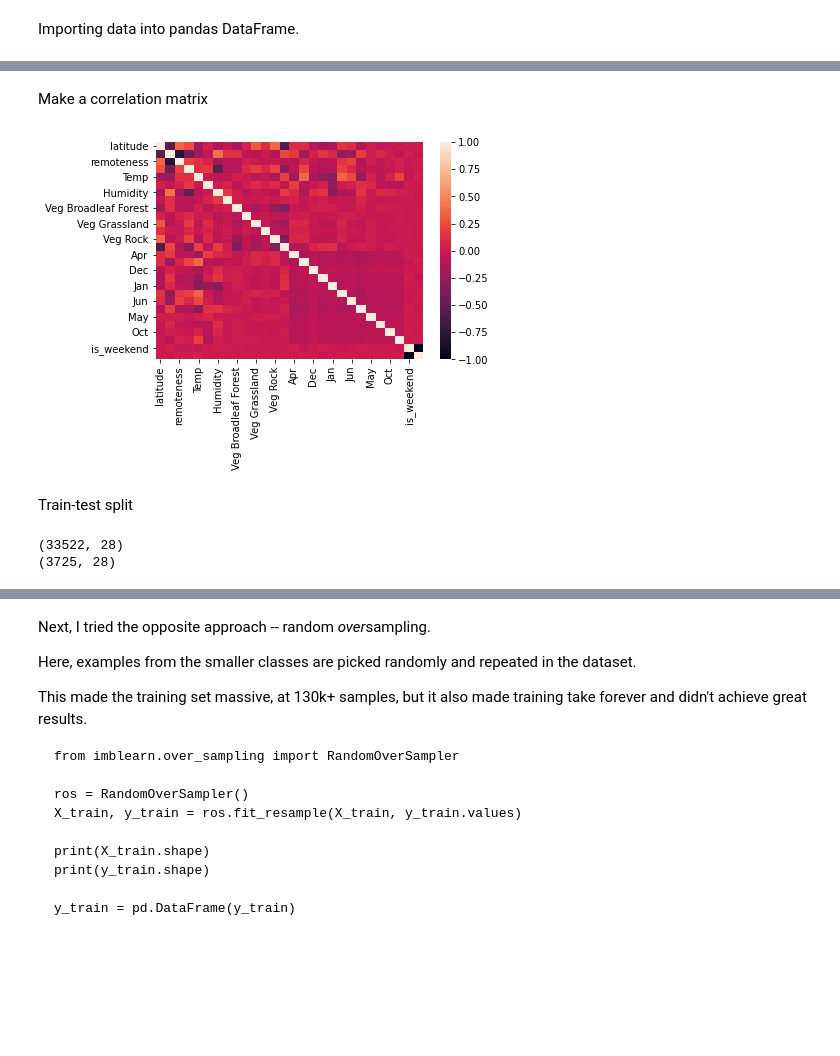
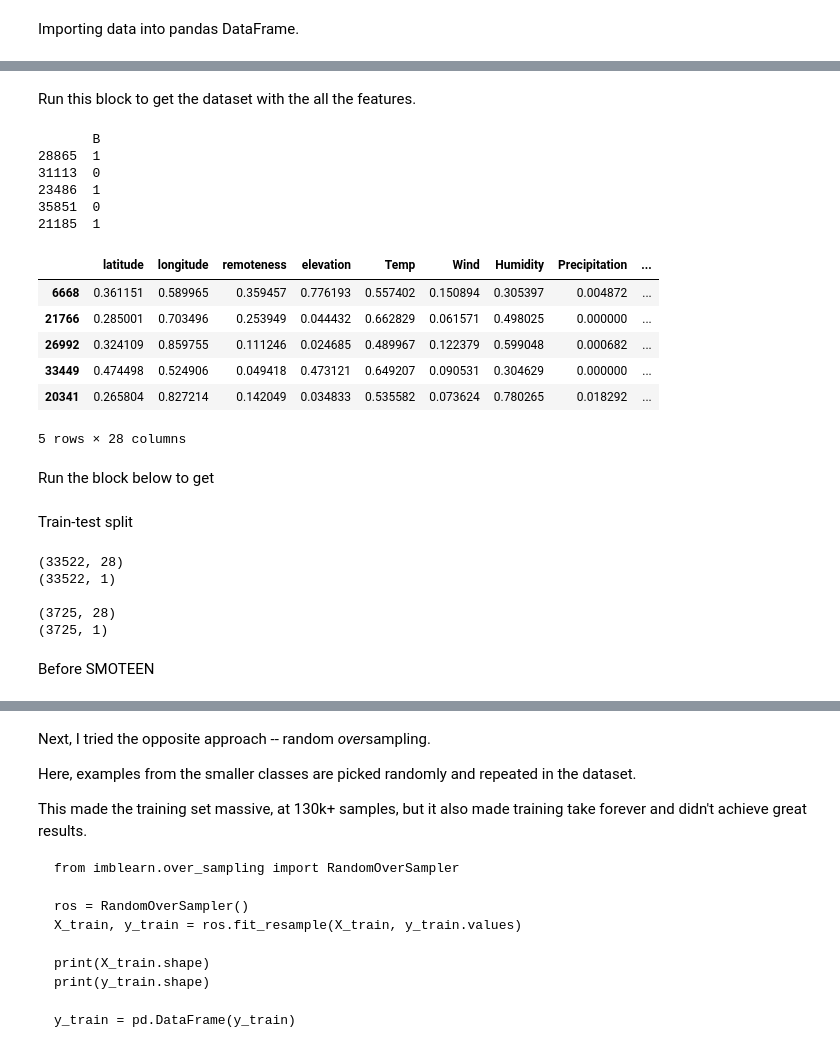
Before and after one commit to DMAgit/Thesis-BSc-Tilburg, a Jupyter notebook: main.ipynb, the cells around one changed output, grey strips where cells are left out. Drawn from its saved outputs; the diff is of its cells as text; code cells hidden in the pictures; blank space fills up the shorter version.

Commit message:
changed to binary classification and retrained everything

```diff
--- a/main.ipynb
+++ b/main.ipynb
@@ -104,22 +25,77 @@ dfPredictor.sample(5)
-# %% [markdown]
-Make a correlation matrix
-# %%
-import seaborn as sn
-
-corrMatrix = dfPredictor.corr()
-sn.heatmap(corrMatrix)
-plt.show()
-# %% [output]
-[figure, removed]
+# %% [markdown]
+Run this block to get the dataset with the all the features.
+# %%
+# Separate target variable (fire_size_class) from predictor variables.
+
+dfTarget = df["fire_size_class"]
+dfPredictor = df[["latitude", "longitude", "discovery_month", "weekday", "Vegetation", "remoteness", "elevation", "Temp", "Wind", "Humidity", "Precipitation"]]
+
+# First we one-hot encode all of the classes
+dfTarget = pd.concat([dfTarget, pd.get_dummies(dfTarget)], axis=1)  # use get_dummies and concatenate the result to dfTarget
+dfTarget.drop(["fire_size_class"], axis=1, inplace=True)  # and remove the old column
+# print(dfTarget.sample(5))
+
+# We want to make it binary classification between B and the larger fires
+# To do this we can drop all classes other than B
+# If B is 0 -> it's larger
+dfTarget.drop(["C", "D", "E", "F", "G"], axis=1, inplace=True)
+print(dfTarget.sample(5))
+
+# Changing categorical variables into one-hot encoded ones.
+# Vegetation
+dfPredictor = pd.concat([dfPredictor, pd.get_dummies(dfPredictor["Vegetation"], prefix="Veg", prefix_sep=" ")], axis=1)
+dfPredictor.drop(["Vegetation"], axis=1, inplace=True)
+# And discovery_month
+dfPredictor = pd.concat([dfPredictor, pd.get_dummies(dfPredictor["discovery_month"])], axis=1)
+dfPredictor.drop(["discovery_month"], axis=1, inplace=True)
+# And weekday
+dfPredictor = pd.concat([dfPredictor, pd.get_dummies(dfPredictor["weekday"])], axis=1)
+dfPredictor.drop(["weekday"], axis=1, inplace=True)
+dfPredictor.rename(columns={False:"is_weekend", True:"is_weekday"}, inplace=True)
+dfPredictor.sample(5)
+
+
+# Scaling numerical data to 0-1 range.
+from sklearn.preprocessing import MinMaxScaler
+
+dfPredictorScaled = pd.DataFrame(MinMaxScaler().fit_transform(dfPredictor[["latitude", "longitude", "remoteness", "elevation", "Temp", "Wind", "Humidity", "Precipitation"]]), columns=["latitude", "longitude", "remoteness", "elevation", "Temp", "Wind", "Humidity", "Precipitation"])
+# dfPredictorScaled.sample(5)
+
+dfPredictor = dfPredictor.assign(**dfPredictorScaled.to_dict(orient="series"))  # replace the columns of the old df with the ones from the new one
+dfPredictor.sample(5)
+# %% [output]
+       B
+28865  1
+31113  0
+23486  1
+35851  0
+21185  1
+|  | latitude | longitude | remoteness | elevation | Temp | Wind | Humidity | Precipitation | ... |
+| 6668 | 0.361151 | 0.589965 | 0.359457 | 0.776193 | 0.557402 | 0.150894 | 0.305397 | 0.004872 | ... |
+| 21766 | 0.285001 | 0.703496 | 0.253949 | 0.044432 | 0.662829 | 0.061571 | 0.498025 | 0.000000 | ... |
+| 26992 | 0.324109 | 0.859755 | 0.111246 | 0.024685 | 0.489967 | 0.122379 | 0.599048 | 0.000682 | ... |
+| 33449 | 0.474498 | 0.524906 | 0.049418 | 0.473121 | 0.649207 | 0.090531 | 0.304629 | 0.000000 | ... |
+| 20341 | 0.265804 | 0.827214 | 0.142049 | 0.034833 | 0.535582 | 0.073624 | 0.780265 | 0.018292 | ... |
+5 rows × 28 columns
+# %% [markdown]
+Run the block below to get
 # %% [markdown]
 Train-test split
 # %%
 from sklearn.model_selection import train_test_split
 
-X_train, X_test, y_train, y_test = train_test_split(dfPredictor, dfTarget, test_size=0.1, random_state=42)
+X_train, X_test, y_train, y_test = train_test_split(dfPredictor, dfTarget, test_size=0.1, random_state=42, stratify=dfTarget)
 
 print(X_train.shape)
+print(y_train.shape, "\n")
+
 print(X_test.shape)
+print(y_test.shape)
 # %% [output]
 (33522, 28)
+(33522, 1)
+
 (3725, 28)
+(3725, 1)
+# %% [markdown]
+Before SMOTEEN
```
Also changed, not shown: parts of 33 cells of this notebook.
